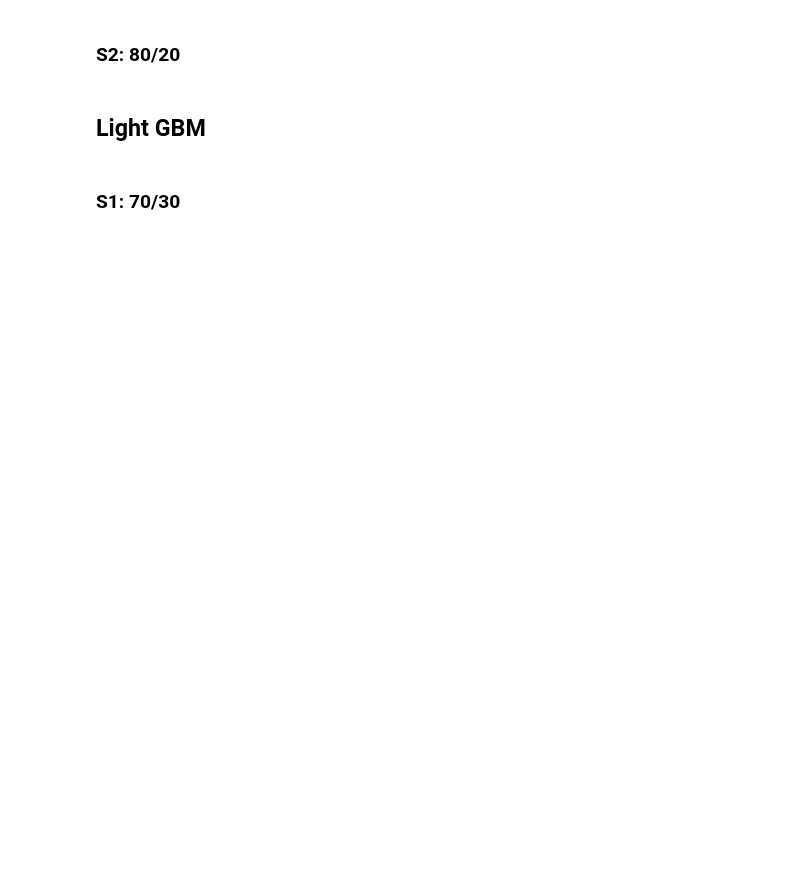
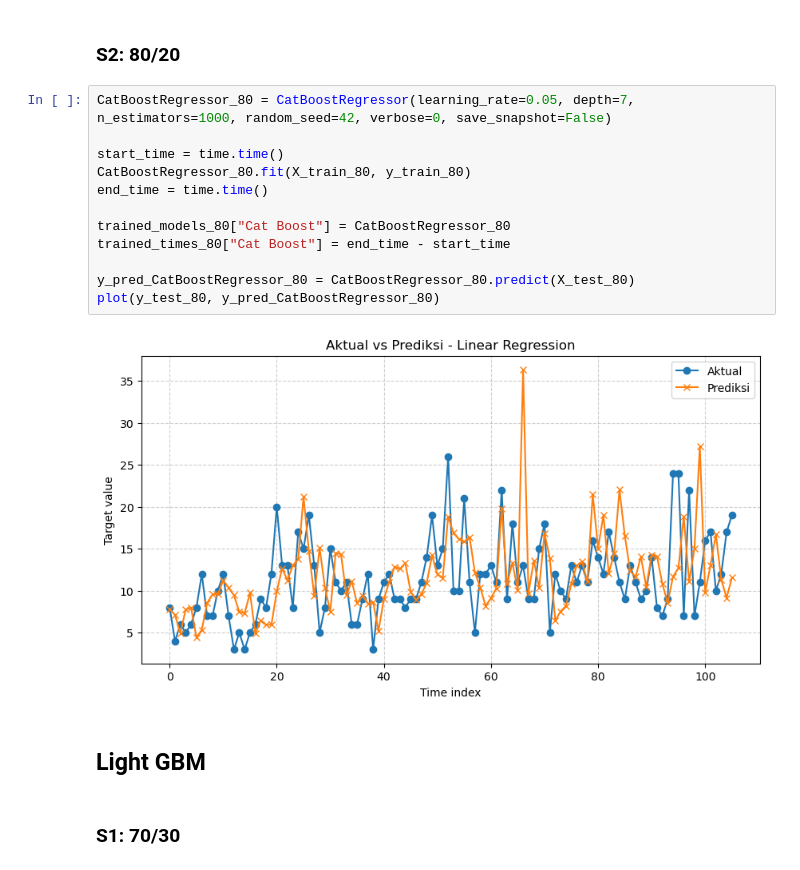
Before and after one commit to Ariwjy/Tugas-Machine-Learning, a Jupyter notebook: Regresi A5.ipynb, the cells around one changed output. Drawn from its saved outputs; the diff is of its cells as text; blank space fills up the shorter version.

Commit message:
prototipe cat boost dan light gbm

```diff
--- a/Regresi A5.ipynb
+++ b/Regresi A5.ipynb
@@ -277,5 +292,19 @@ plot(y_test_80, y_pred_XGBRegressor_80)
 # %% [markdown]
 ### S2: 80/20
+# %%
+CatBoostRegressor_80 = CatBoostRegressor(learning_rate=0.05, depth=7, n_estimators=1000, random_seed=42, verbose=0, save_snapshot=False)
+
+start_time = time.time()
+CatBoostRegressor_80.fit(X_train_80, y_train_80)
+end_time = time.time()
+
+trained_models_80["Cat Boost"] = CatBoostRegressor_80
+trained_times_80["Cat Boost"] = end_time - start_time
+
+y_pred_CatBoostRegressor_80 = CatBoostRegressor_80.predict(X_test_80)
+plot(y_test_80, y_pred_CatBoostRegressor_80)
+# %% [output]
+[figure, added]
 # %% [markdown]
 ## Light GBM
 # %% [markdown]
```
Also changed, not shown: parts of 13 cells of this notebook.
